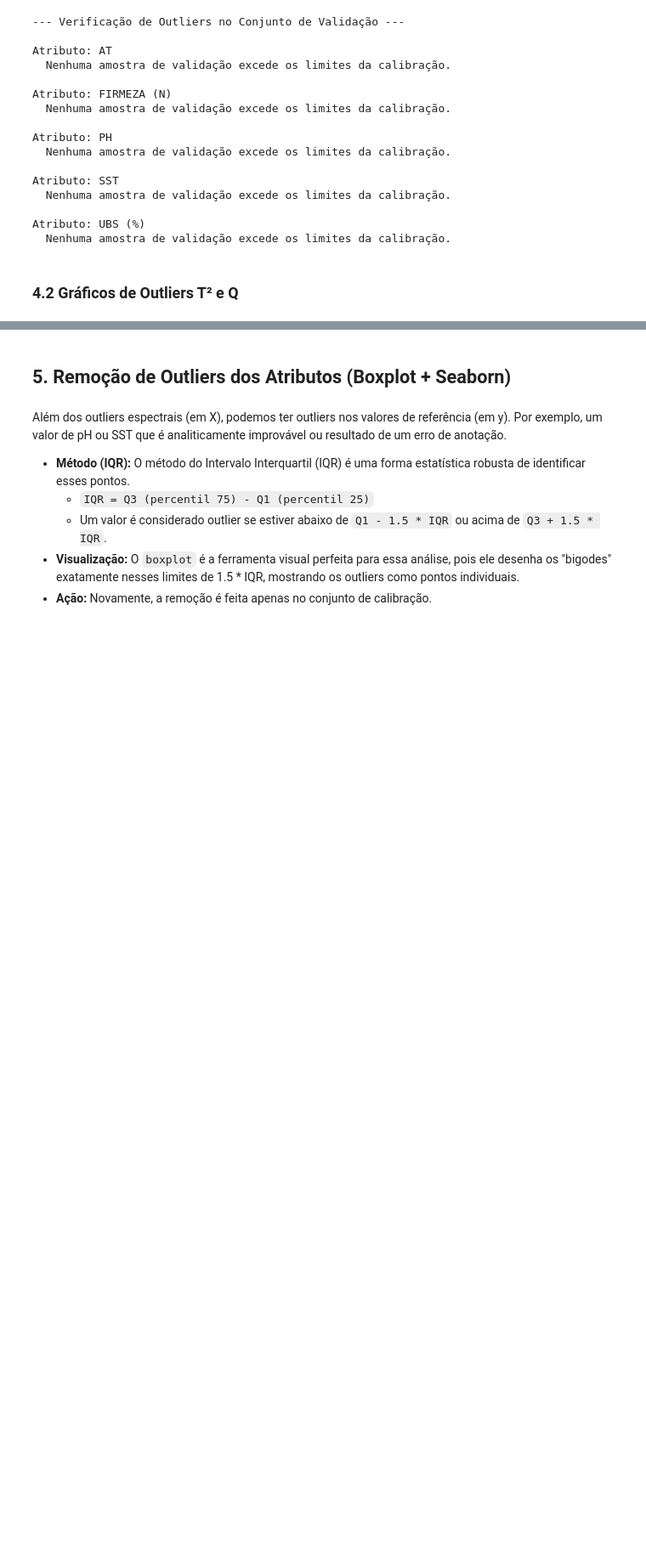
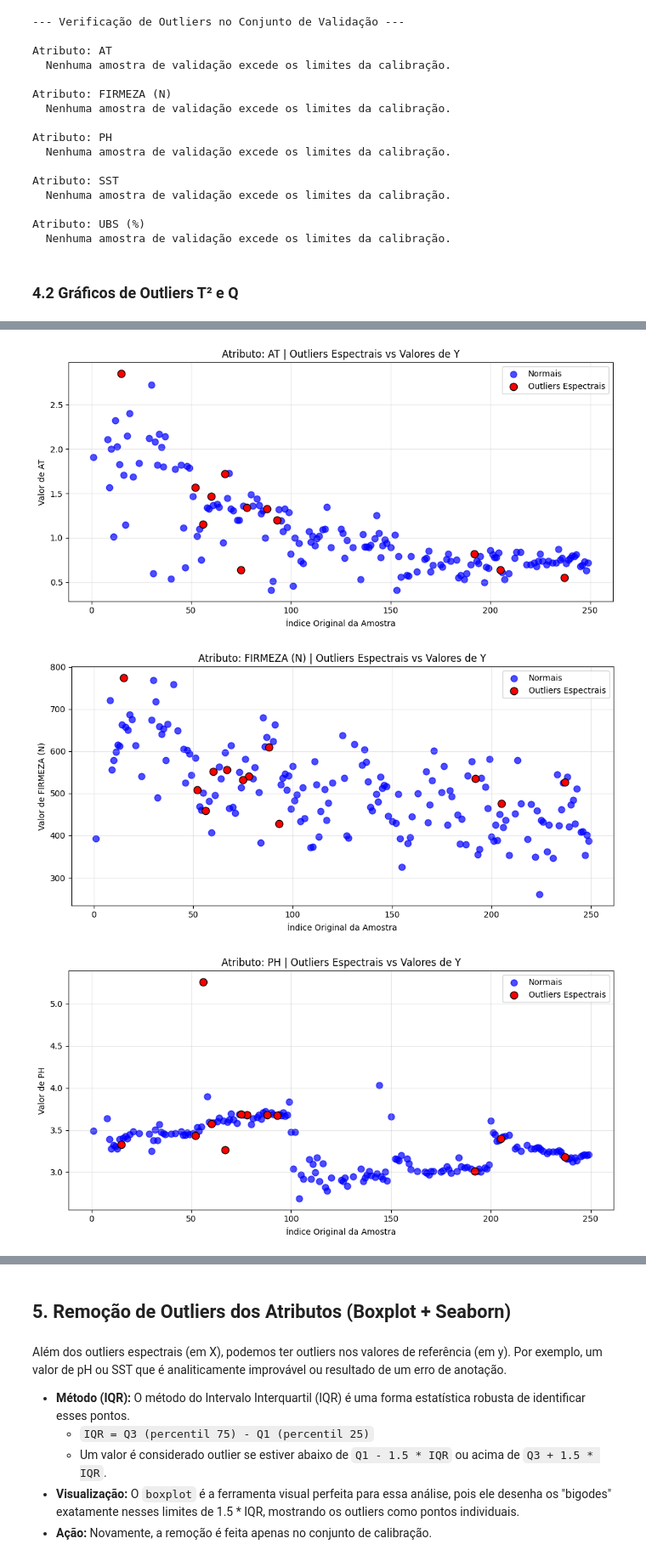
Before and after one commit to xndrxssx/ML-spectroscopy-analysis, a Jupyter notebook: Analise_Espectroscopica_MLPR_Todos_Filtros.ipynb, the cells around one changed output, grey strips where cells are left out. Shown at 85% size. Drawn from its saved outputs; the diff is of its cells as text; code cells hidden in the pictures; blank space fills up the shorter version.

```diff
--- a/Analise_Espectroscopica_MLPR_Todos_Filtros.ipynb
+++ b/Analise_Espectroscopica_MLPR_Todos_Filtros.ipynb
@@ -365,0 +354,31 @@ Gráficos de outliers para UBS (%) exibidos.
+# %%
+for atributo in atributos:
+    d = dados_pca[atributo]
+
+    y_cal = dados_divididos[atributo]['y_cal']
+    indices_orig_cal = dados_divididos[atributo]['indices_orig_cal']
+
+    keep_mask = d['keep_mask']
+    outliers_mask = ~keep_mask
+
+    plt.figure(figsize=(10, 5))
+
+    # Amostras normais (não-outliers)
+    plt.scatter(indices_orig_cal[keep_mask], y_cal[keep_mask],
+                color='blue', label='Normais', alpha=0.7, s=60)
+
+    # Outliers espectrais
+    plt.scatter(indices_orig_cal[outliers_mask], y_cal[outliers_mask],
+                color='red', label='Outliers Espectrais', edgecolor='k', s=80)
+
+    plt.title(f'Atributo: {atributo} | Outliers Espectrais vs Valores de Y')
+    plt.xlabel('Índice Original da Amostra')
+    plt.ylabel(f'Valor de {atributo}')
+    plt.grid(alpha=0.3)
+    plt.legend()
+    plt.tight_layout()
+    plt.show()
+# %% [output]
+[figure, added]
+[figure, added]
+[figure, added]
```
Also changed, not shown: parts of 9 cells of this notebook, 10 other files.
